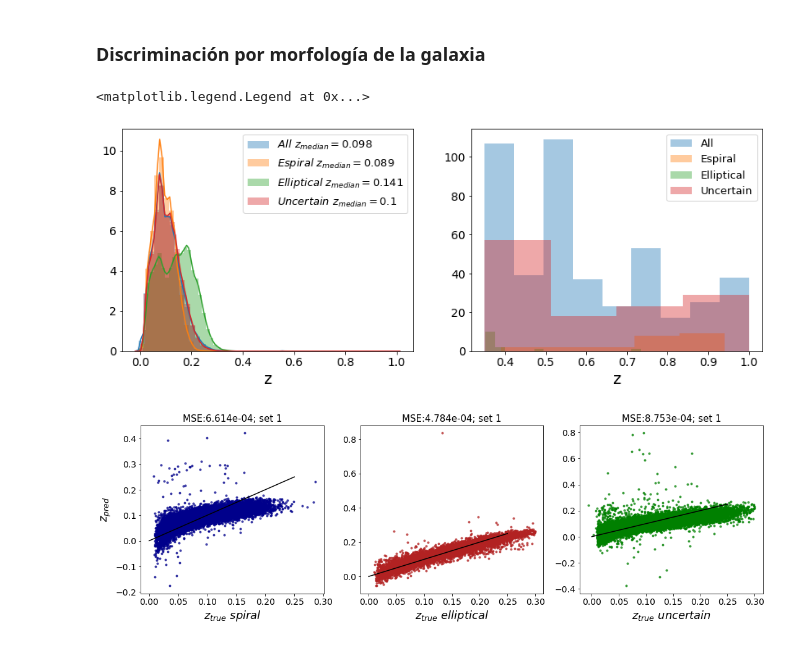
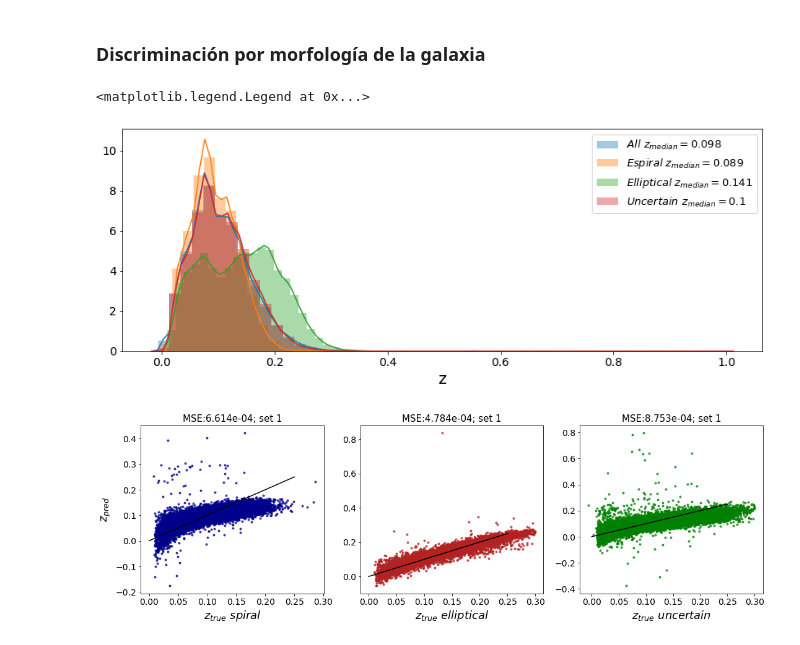
Before and after one commit to leoborgnino/mentoria-astro-datos, a Jupyter notebook: 3_Intro_Aprendizaje.ipynb, the cells around one changed output. Cells and saved outputs as stored; diff of their text form; code cells hidden in the pictures.

```diff
--- a/3_Intro_Aprendizaje.ipynb
+++ b/3_Intro_Aprendizaje.ipynb
@@ -64,7 +64,7 @@ def Memory():
     print('Memoria actual utilizada: %.2f GB' %(process.memory_full_info().rss*1e-9))
     return
 # %%
-filename = "../../dataset/data_filter.csv"
+filename = "../Mentoria/dataset/data_filter.csv"
 # %%
 data = pd.read_csv(filename,index_col=0)
 # %%
@@ -377,28 +349,19 @@ data_elliptical = data[data['elliptical'] == 1]
 data_uncertain = data[data['uncertain'] == 1]
 tipo=['spiral', 'elliptical','uncertain']
 # %%
-f, ax=plt.subplots(nrows=1, ncols=2, figsize=(14, 5))
+plt.figure(figsize=(14, 5))
 
-sns.distplot(data['z'],ax=ax[0], kde=True, label=r'$All\,\, z_{median}=$'+str(np.around(np.median(data['z']),3)))
-sns.distplot(data_spiral['z'],ax=ax[0], kde=True, label=r'$Espiral\,\, z_{median}=$'+str(np.around(np.median(data_spiral['z']),3)))
-sns.distplot(data_elliptical['z'],ax=ax[0], kde=True, label=r'$Elliptical\,\, z_{median}=$'+str(np.around(np.median(data_elliptical['z']),3)))
-sns.distplot(data_uncertain['z'],ax=ax[0], kde=True, label=r'$Uncertain\,\, z_{median}=$'+str(np.around(np.median(data_uncertain['z']),3)))
+sns.distplot(data['z'], kde=True, label=r'$All\,\, z_{median}=$'+str(np.around(np.median(data['z']),3)))
+sns.distplot(data_spiral['z'], kde=True, label=r'$Espiral\,\, z_{median}=$'+str(np.around(np.median(data_spiral['z']),3)))
+sns.distplot(data_elliptical['z'], kde=True, label=r'$Elliptical\,\, z_{median}=$'+str(np.around(np.median(data_elliptical['z']),3)))
+sns.distplot(data_uncertain['z'], kde=True, label=r'$Uncertain\,\, z_{median}=$'+str(np.around(np.median(data_uncertain['z']),3)))
 
-ax[0].set_xlabel('z', fontsize=19)
-ax[0].tick_params(labelsize=14)
-ax[0].legend(fontsize=13)
-
-sns.distplot(data['z'][data['z']>0.35],ax=ax[1],kde=False, label='All')
-sns.distplot(data_spiral['z'][data_spiral['z']>0.35],ax=ax[1],kde=False, label='Espiral')
-sns.distplot(data_elliptical['z'][data_elliptical['z']>0.35],ax=ax[1],kde=False, label='Elliptical')
-sns.distplot(data_uncertain['z'][data_uncertain['z']>0.35],ax=ax[1],kde=False, label='Uncertain')
-
-ax[1].tick_params(labelsize=14)
-ax[1].set_xlabel('z', fontsize=19)
-ax[1].legend(fontsize=13)
+plt.xlabel('z', fontsize=19)
+plt.tick_params(labelsize=14)
+plt.legend(fontsize=13)
 # %% [output]
 <matplotlib.legend.Legend at 0x...>
-[figure, old version]
+[figure, new version]
 # %%
 ## Entrenamos el modelo con todo el rango de z y con los z < 0.3.
 
```
Also changed, not shown: parts of 26 cells of this notebook.
